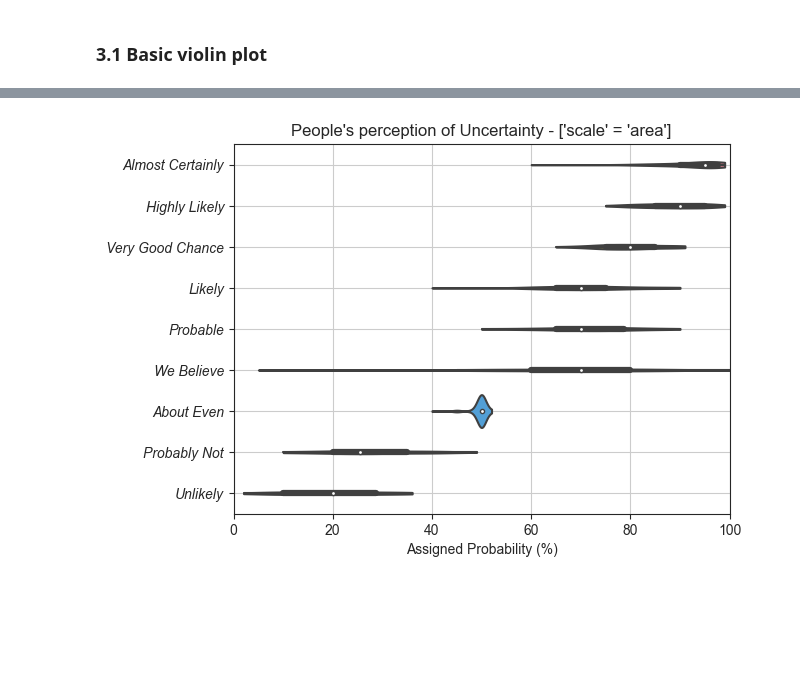
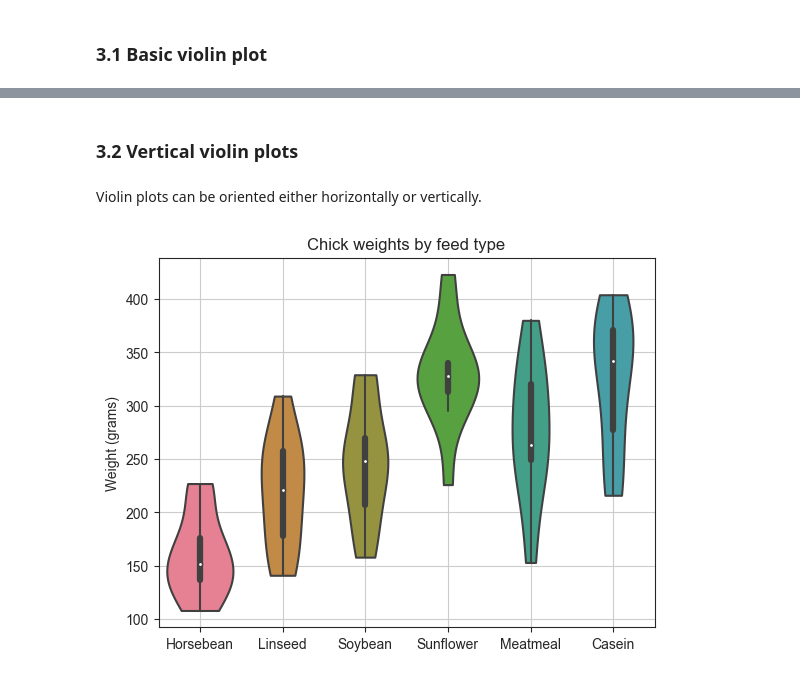
Before and after one commit to LorenzoPeve/Data-Viz, a Jupyter notebook: 04_Visualizing_Distributions/Violin and Ridgeline plots.ipynb, the cells around one changed output, grey strips where cells are left out. Cells and saved outputs as stored; diff of their text form; code cells hidden in the pictures; blank space fills up the shorter version.

```diff
--- a/04_Visualizing_Distributions/Violin and Ridgeline plots.ipynb
+++ b/04_Visualizing_Distributions/Violin and Ridgeline plots.ipynb
@@ -114,27 +125,15 @@ fig.savefig('hola.svg', format='svg', dpi=1200, bbox_inches="tight")
-# %%
-sns.set_style("ticks")
-fig, ax = plt.subplots()
-ax = sns.violinplot(df, x = 'probability', y = 'phrase', cut = 0. , inner = 'box',
-                    scale = 'area', ax= ax, order = order, palette = sns.color_palette("husl", 9),
-                    alpha = 0.5)
-ax.set_ylabel('')
-ax.set_yticklabels(labels = ax.get_yticklabels(), style='italic', fontfamily = 'Arial')
-ax.set_title("People's perception of Uncertainty - ['scale' = 'area']")
-ax.set_xlabel('Assigned Probability (%)')
-
-
-ax.grid()
-ax.set_xlim(0,100)
-fig.savefig('hola.svg', format='svg', dpi=1200, bbox_inches="tight")
-# %% [output]
-[figure, removed]
-# %%
-sns.set_style("ticks", {"axes.facecolor": ".9"})
-fig, ax = plt.subplots()
-ax = sns.violinplot(df, x = 'probability', y = 'phrase', cut = 0. , inner = 'box',
-                    scale = 'area', ax= ax, order = order, palette = sns.color_palette("husl", 9),
-                    alpha = 0.8)
-ax.set_ylabel('')
-ax.set_xlabel('Assigned Probability (%)')
-ax.grid()
-ax.set_xlim(0,100)
+# %% [markdown]
+### 3.2 Vertical violin plots
+# %% [markdown]
+Violin plots can be oriented either horizontally or vertically.
+# %%
+chicken_wts = pd.read_csv(os.path.join(os.getcwd(), 'input', 'chicken_weights.csv'))
+# %%
+ax = sns.violinplot(data=chicken_wts, x="feed",y="weight", inner="box",
+               palette = sns.color_palette("husl", 9), cut=0, )
+ax.set_ylabel('Weight (grams)')
+ax.set_xlabel('')
+ax.set_title('Chick weights by feed type');
+ax.grid()
+# %% [output]
+[figure, added]
```
Also changed, not shown: parts of 21 cells of this notebook.
